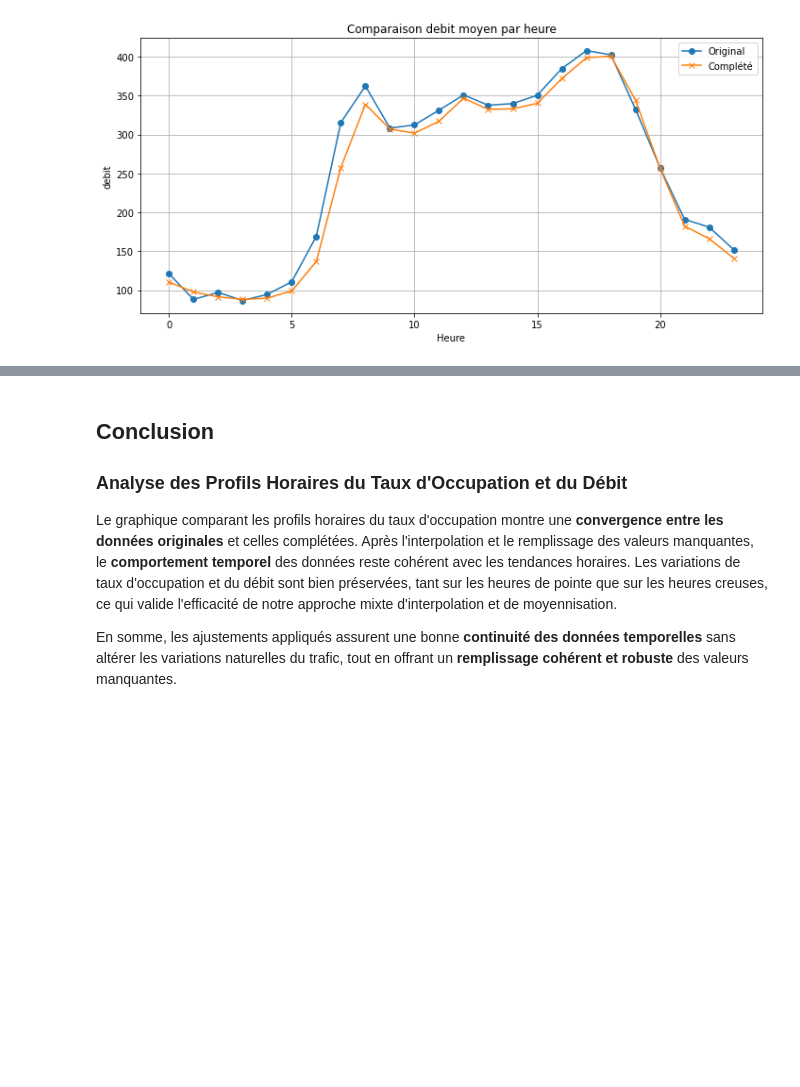
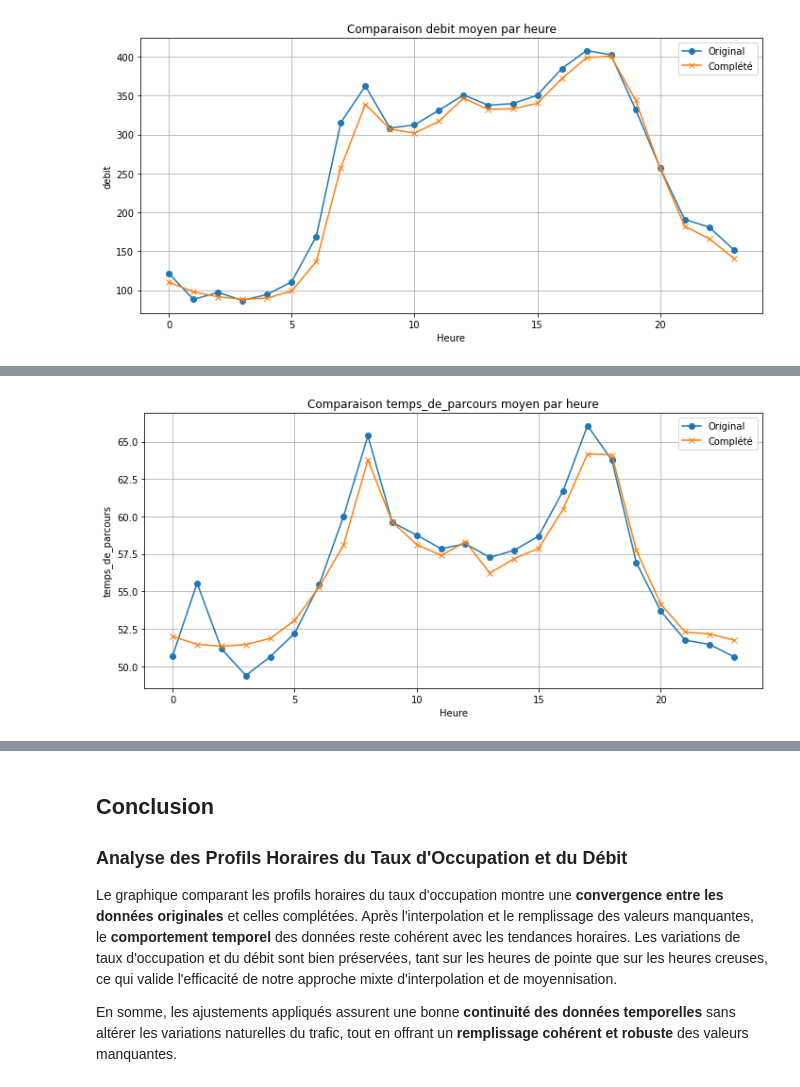
Before and after one commit to BENOUSSAIDarezkimalek/AI_model_urban_mobility, a Jupyter notebook: src/serie_temporelle.ipynb, the cells around one changed output, grey strips where cells are left out. Saved outputs shown, nothing was run; the diff lists cells and outputs as text; code cells hidden in the pictures; blank space fills up the shorter version.

```diff
--- a/src/serie_temporelle.ipynb
+++ b/src/serie_temporelle.ipynb
@@ -1257,0 +1331,9 @@ comparer_courbe_par_heure_param(
+# %%
+comparer_courbe_par_heure_param(
+    df_trafic, df_final,
+    col='temps_de_parcours',
+    time_col_orig='horodatage',
+    time_col_final='heure_arrondie'
+)
+# %% [output]
+[figure, added]
```
Also changed, not shown: parts of 9 cells of this notebook.
